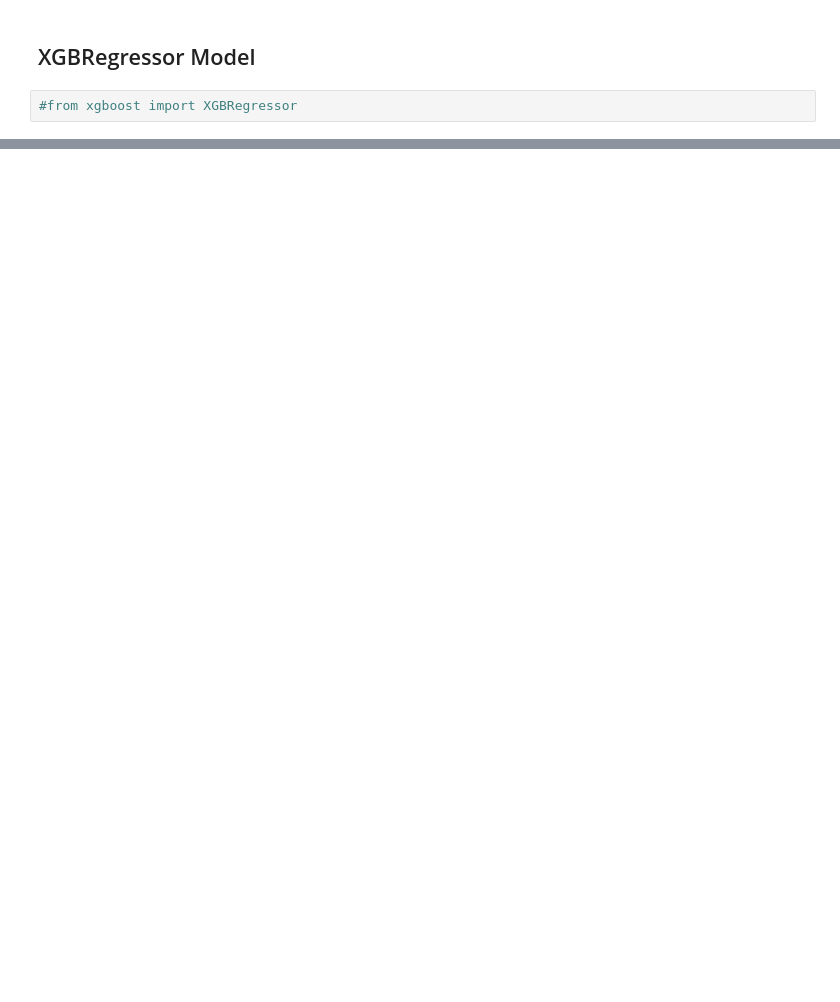
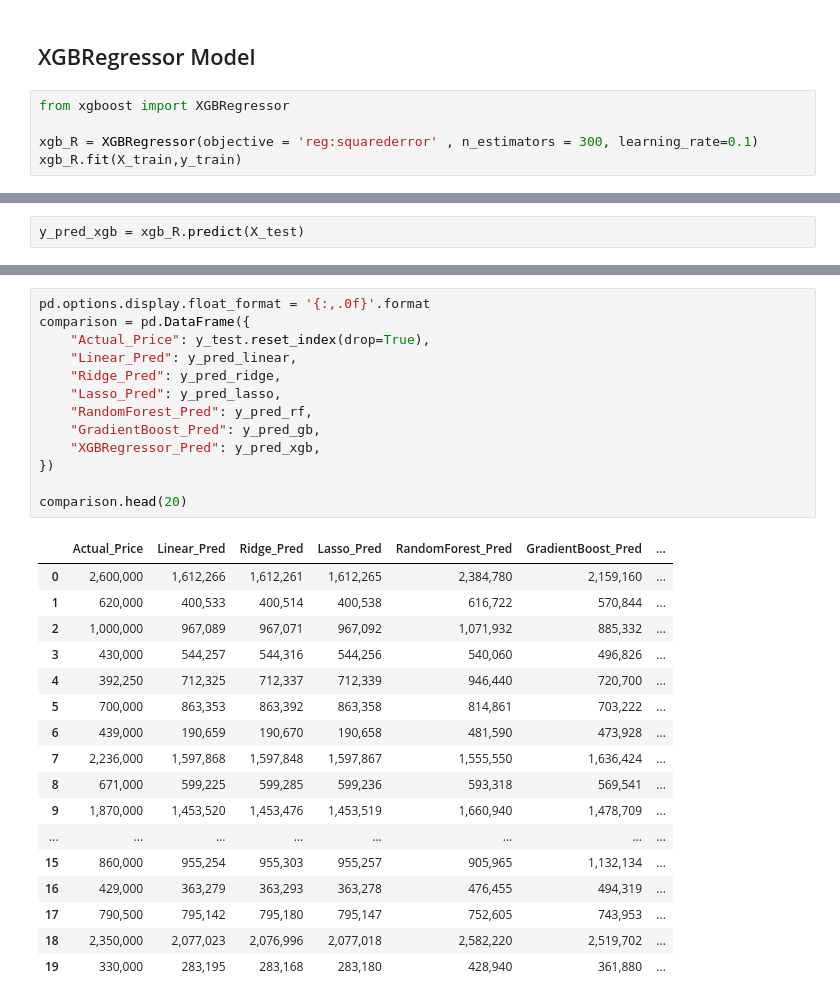
Before and after one commit to springboardmentor425/B-13-RealtyAI-Smart-Real-Estate-Insight-Platform, a Jupyter notebook: notebooks/Model_Train.ipynb, the cells around one changed output, grey strips where cells are left out. Drawn from its saved outputs; the diff is of its cells as text; blank space fills up the shorter version.

```diff
--- a/notebooks/Model_Train.ipynb
+++ b/notebooks/Model_Train.ipynb
@@ -206,4 +176,7 @@ comparison.head(20)
 # %% [markdown]
 ## XGBRegressor Model
 # %%
-#from xgboost import XGBRegressor
+from xgboost import XGBRegressor
+
+xgb_R = XGBRegressor(objective = 'reg:squarederror' , n_estimators = 300, learning_rate=0.1)
+xgb_R.fit(X_train,y_train)
@@ -209,0 +195,2 @@ comparison.head(20)
+# %%
+y_pred_xgb = xgb_R.predict(X_test)
@@ -209,0 +212,31 @@ comparison.head(20)
+# %%
+pd.options.display.float_format = '{:,.0f}'.format
+comparison = pd.DataFrame({
+    "Actual_Price": y_test.reset_index(drop=True),
+    "Linear_Pred": y_pred_linear,
+    "Ridge_Pred": y_pred_ridge,
+    "Lasso_Pred": y_pred_lasso,
+    "RandomForest_Pred": y_pred_rf,
+    "GradientBoost_Pred": y_pred_gb,
+    "XGBRegressor_Pred": y_pred_xgb,
+})
+
+comparison.head(20)
+# %% [output]
+|  | Actual_Price | Linear_Pred | Ridge_Pred | Lasso_Pred | RandomForest_Pred | GradientBoost_Pred | ... |
+| 0 | 2,600,000 | 1,612,266 | 1,612,261 | 1,612,265 | 2,384,780 | 2,159,160 | ... |
+| 1 | 620,000 | 400,533 | 400,514 | 400,538 | 616,722 | 570,844 | ... |
+| 2 | 1,000,000 | 967,089 | 967,071 | 967,092 | 1,071,932 | 885,332 | ... |
+| 3 | 430,000 | 544,257 | 544,316 | 544,256 | 540,060 | 496,826 | ... |
+| 4 | 392,250 | 712,325 | 712,337 | 712,339 | 946,440 | 720,700 | ... |
+| 5 | 700,000 | 863,353 | 863,392 | 863,358 | 814,861 | 703,222 | ... |
+| 6 | 439,000 | 190,659 | 190,670 | 190,658 | 481,590 | 473,928 | ... |
+| 7 | 2,236,000 | 1,597,868 | 1,597,848 | 1,597,867 | 1,555,550 | 1,636,424 | ... |
+| 8 | 671,000 | 599,225 | 599,285 | 599,236 | 593,318 | 569,541 | ... |
+| 9 | 1,870,000 | 1,453,520 | 1,453,476 | 1,453,519 | 1,660,940 | 1,478,709 | ... |
+| ... | ... | ... | ... | ... | ... | ... | ... |
+| 15 | 860,000 | 955,254 | 955,303 | 955,257 | 905,965 | 1,132,134 | ... |
+| 16 | 429,000 | 363,279 | 363,293 | 363,278 | 476,455 | 494,319 | ... |
+| 17 | 790,500 | 795,142 | 795,180 | 795,147 | 752,605 | 743,953 | ... |
+| 18 | 2,350,000 | 2,077,023 | 2,076,996 | 2,077,018 | 2,582,220 | 2,519,702 | ... |
+| 19 | 330,000 | 283,195 | 283,168 | 283,180 | 428,940 | 361,880 | ... |
```
Also changed, not shown: parts of 34 cells of this notebook, 4 other files.
